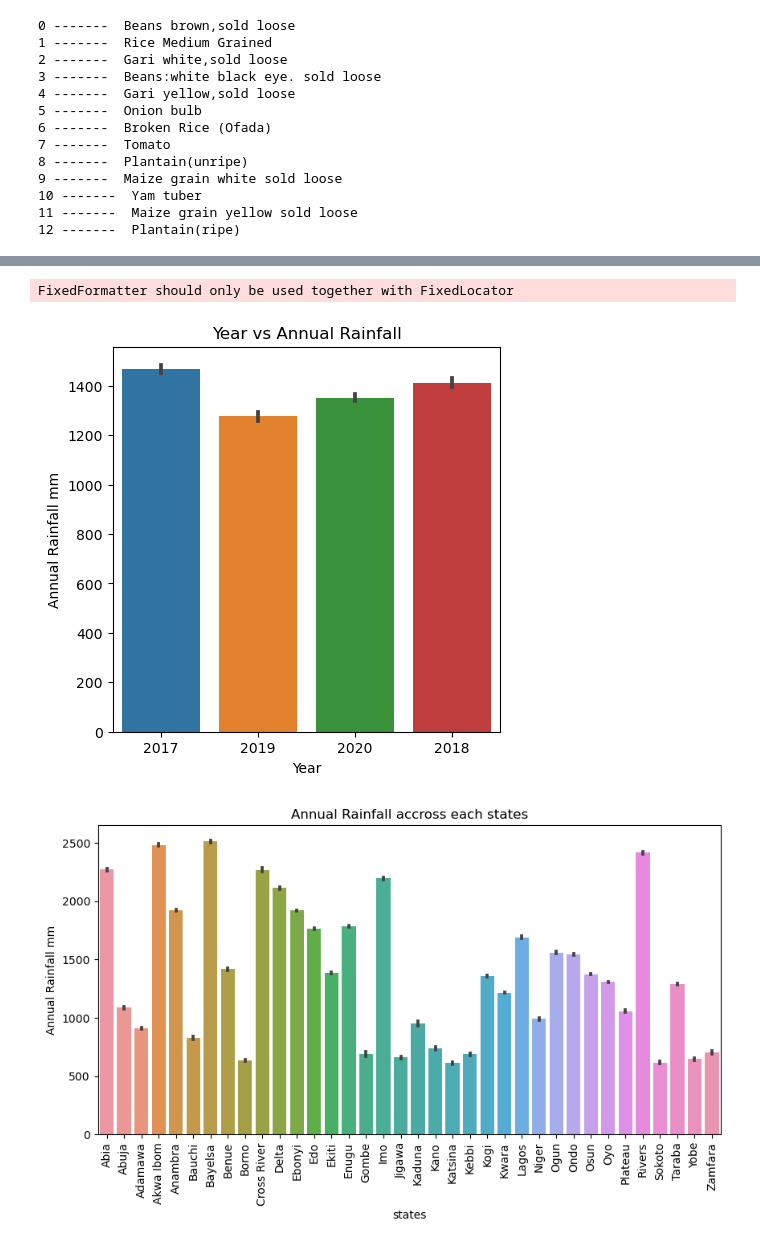
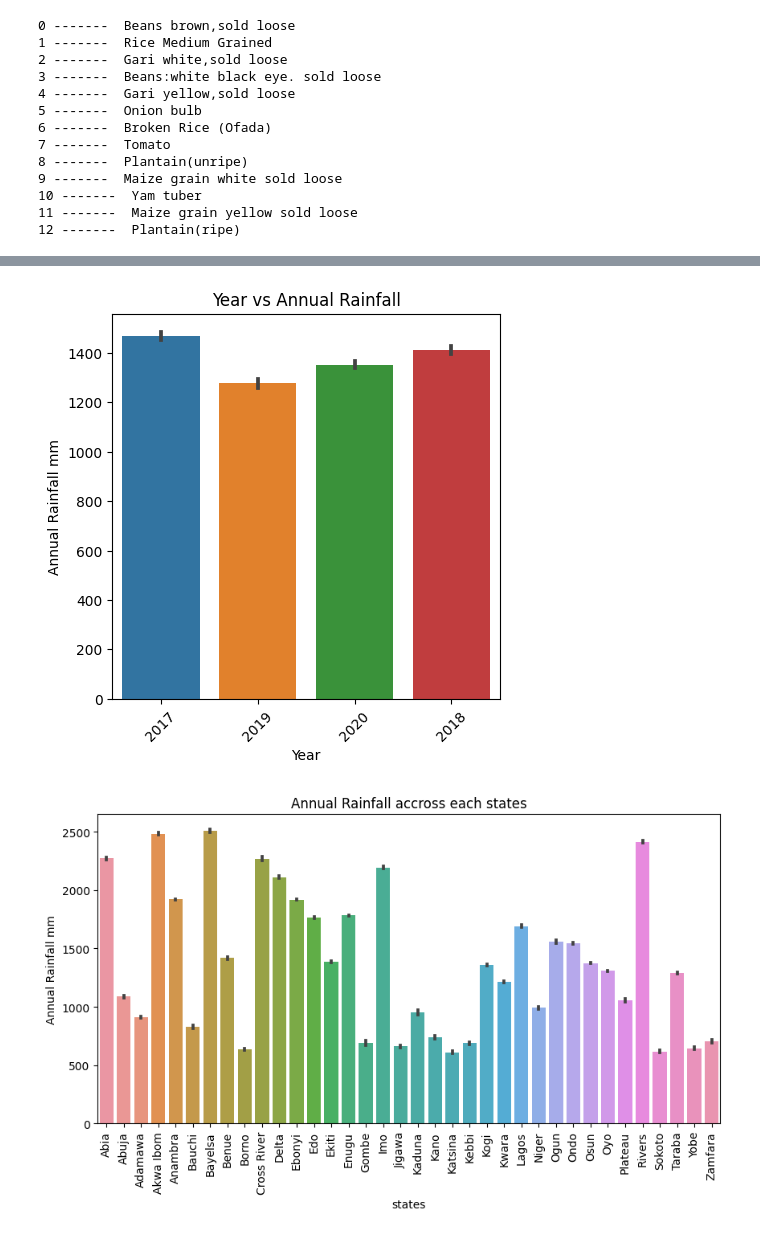
Before and after one commit to OhuneneIbrahim/Agricultural-food-price-prediction, a Jupyter notebook: ML_for_Agriculture.ipynb, the cells around one changed output, grey strips where cells are left out. Drawn from its saved outputs; the diff is of its cells as text; code cells hidden in the pictures.

```diff
--- a/ML_for_Agriculture.ipynb
+++ b/ML_for_Agriculture.ipynb
@@ -416,6 +430,8 @@ def map_month(month_num):
 price_df['Month Name'] = price_df['Month'].apply(lambda x: map_month(x))
 # %%
 price_df['Year'] = price_df.Year.astype(str)
+# %%
+price_df = price_df.drop( columns = 'inflation_rate(food_item monthly avg.).1')
 # %%
 #Checking the final shape of the dataset
 price_df.shape
@@ -465,17 +481,16 @@ price_df.head()
 # %%
 # Let us see the annual rainfall for each year
 
 plt.figure(figsize=(5, 5))  # Adjust the figure size as needed
-sns.barplot(data=price_df, x='Year', y='Annual Rainfall mm')
+ax = sns.barplot(data=price_df, x='Year', y='Annual Rainfall mm')#
 
 # Set title
 plt.title('Year vs Annual Rainfall')
 ax.set_xticklabels(ax.get_xticklabels(), rotation=45)
 # Show the plot
 plt.show()
 # %% [output]
-FixedFormatter should only be used together with FixedLocator
-[figure, old version]
+[figure, new version]
 # %%
 # Let us see the annual rainfall for each year
 
@@ -490,7 +505,7 @@ ax.set_xticklabels(ax.get_xticklabels(), rotation=90)
 # Show the plot
 plt.show()
 # %% [output]
-[figure, old version]
+[figure, new version]
 # %%
 price_df_2017= price_df[price_df["Year"]=="2017"]
 price_df_20171= price_df_2017.sort_values(by = ["Annual Rainfall mm"])
```
Also changed, not shown: parts of 17 cells of this notebook.
